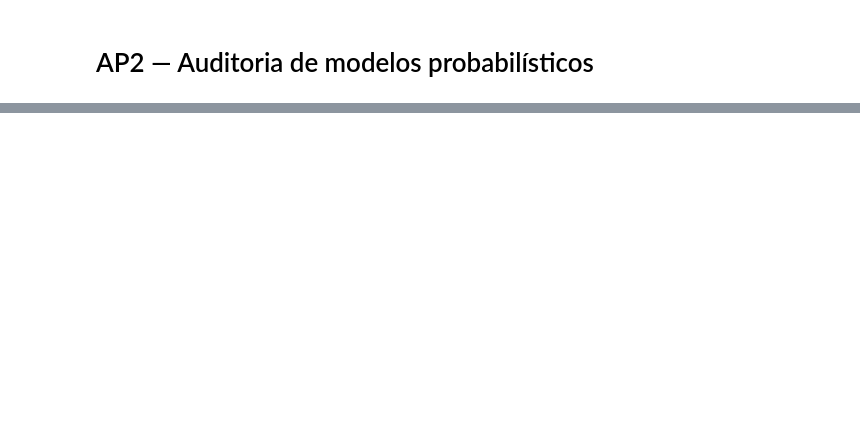
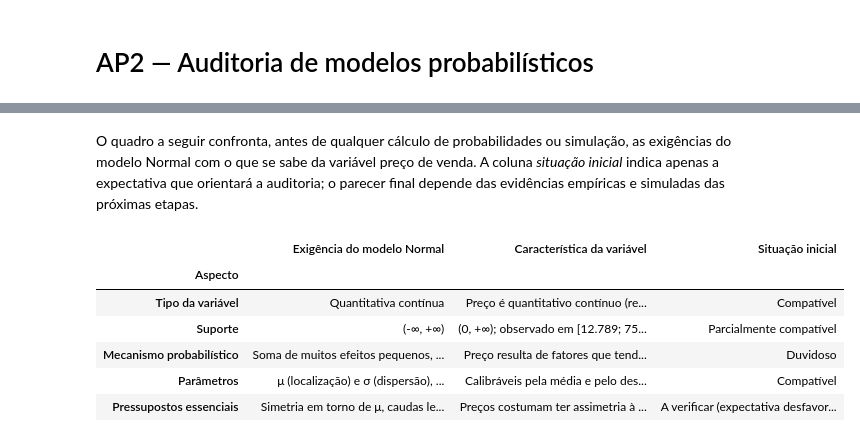
Before and after one commit to henriquelca/TrabalhoMQ, a Jupyter notebook: notebooks/ap2.ipynb, the cells around one changed output, grey strips where cells are left out. Drawn from its saved outputs; the diff is of its cells as text; code cells hidden in the pictures; blank space fills up the shorter version.

```diff
--- a/notebooks/ap2.ipynb
+++ b/notebooks/ap2.ipynb
@@ -97,0 +177,37 @@ dados.shape
+# %% [markdown]
+O quadro a seguir confronta, antes de qualquer cálculo de probabilidades ou simulação, as exigências do modelo Normal com o que se sabe da variável preço de venda. A coluna *situação inicial* indica apenas a expectativa que orientará a auditoria; o parecer final depende das evidências empíricas e simuladas das próximas etapas.
+# %%
+compatibilidade = pd.DataFrame(
+    [
+        ["Tipo da variável",
+         "Quantitativa contínua",
+         "Preço é quantitativo contínuo (registrado em US$ inteiros)",
+         "Compatível"],
+        ["Suporte",
+         "(-∞, +∞)",
+         "(0, +∞); observado em [12.789; 755.000]",
+         "Parcialmente compatível"],
+        ["Mecanismo probabilístico",
+         "Soma de muitos efeitos pequenos, independentes e aditivos",
+         "Preço resulta de fatores que tendem a agir de forma multiplicativa (área, qualidade, localização)",
+         "Duvidoso"],
+        ["Parâmetros",
+         "μ (localização) e σ (dispersão), sem parâmetro de forma",
+         "Calibráveis pela média e pelo desvio-padrão observados",
+         "Compatível"],
+        ["Pressupostos essenciais",
+         "Simetria em torno de μ, caudas leves, média = mediana",
+         "Preços costumam ter assimetria à direita e cauda superior longa",
+         "A verificar (expectativa desfavorável)"],
+    ],
+    columns=["Aspecto", "Exigência do modelo Normal", "Característica da variável", "Situação inicial"],
+).set_index("Aspecto")
+compatibilidade
+# %% [output]
+|  | Exigência do modelo Normal | Característica da variável | Situação inicial |
+| Aspecto |  |  |  |
+| Tipo da variável | Quantitativa contínua | Preço é quantitativo contínuo (re... | Compatível |
+| Suporte | (-∞, +∞) | (0, +∞); observado em [12.789; 75... | Parcialmente compatível |
+| Mecanismo probabilístico | Soma de muitos efeitos pequenos, ... | Preço resulta de fatores que tend... | Duvidoso |
+| Parâmetros | μ (localização) e σ (dispersão), ... | Calibráveis pela média e pelo des... | Compatível |
+| Pressupostos essenciais | Simetria em torno de μ, caudas le... | Preços costumam ter assimetria à ... | A verificar (expectativa desfavor... |
```
Also changed, not shown: parts of 64 cells of this notebook.
